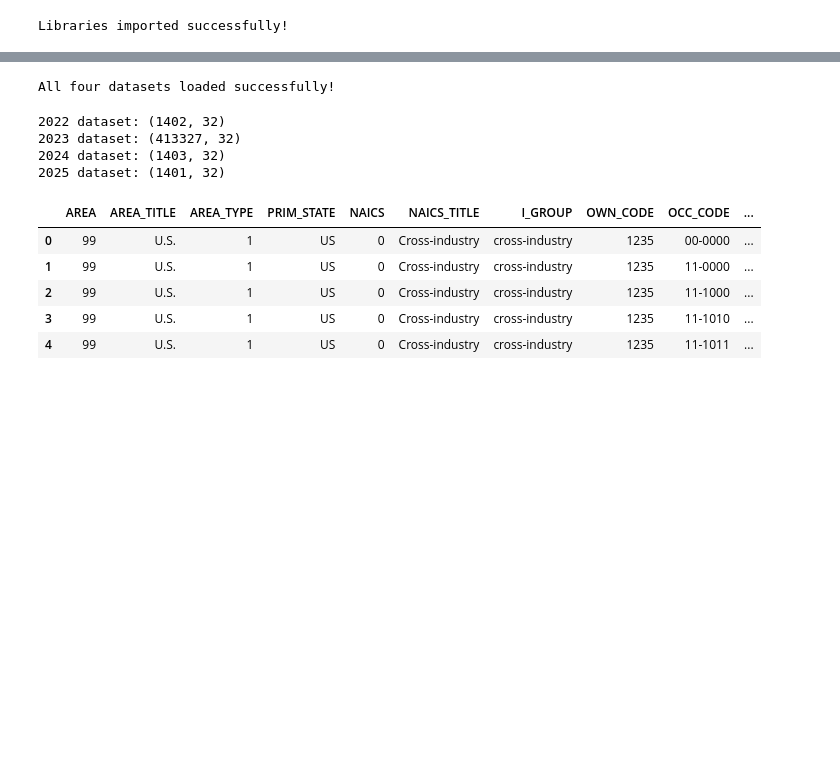
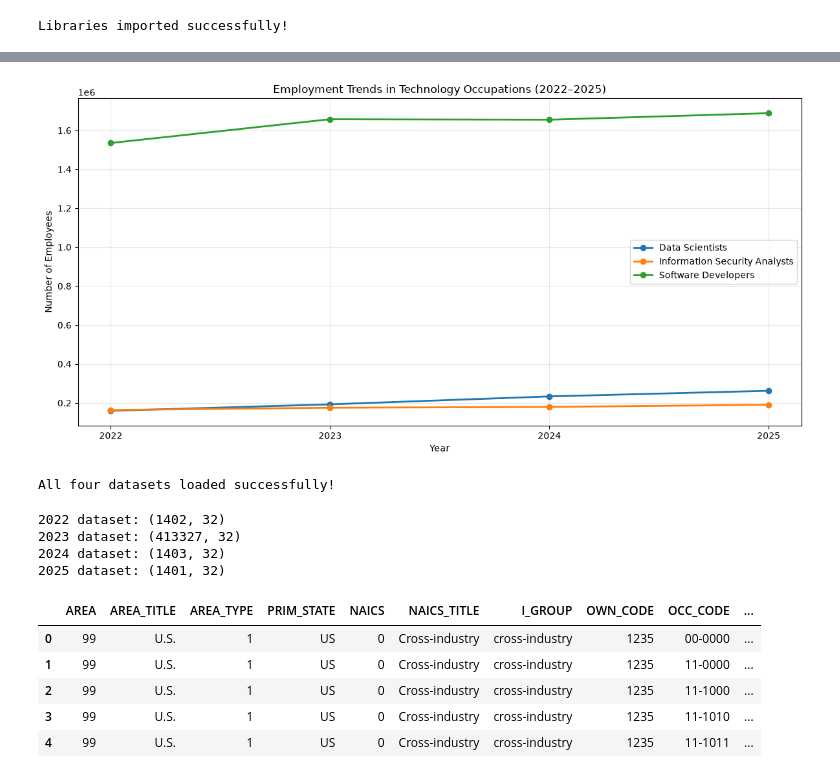
Before and after one commit to Onyinyechukwu24/AIEmployment-Visualisation-2023078, a Jupyter notebook: AI_Employment_Visualisation_ .ipynb, the cells around one changed output, grey strips where cells are left out. Saved outputs shown, nothing was run; the diff lists cells and outputs as text; code cells hidden in the pictures; blank space fills up the shorter version.

Commit message:
Add first employment trends visualisation

```diff
--- a/AI_Employment_Visualisation_ .ipynb
+++ b/AI_Employment_Visualisation_ .ipynb
@@ -9,0 +196,19 @@ Libraries imported successfully!
+# %%
+# Investigate duplicate occupation records
+
+for year, df in national_datasets.items():
+
+    selected = df[
+        df["OCC_CODE"].isin(selected_occupations)
+    ]
+
+    print(f"\n--- {year} ---")
+
+    print("NAICS values:")
+    print(selected["NAICS"].value_counts().head(10))
+
+    print("\nOwnership values:")
+    print(selected["OWN_CODE"].value_counts())
+
+    print("\nIndustry titles:")
+    print(selected["NAICS_TITLE"].value_counts().head(10))
@@ -10,3 +381,33 @@ Libraries imported successfully!
+# %%
+# Visualisation 1: Employment trends over time
+
+employment_pivot = comparison_df.pivot(
+    index="Year",
+    columns="Occupation",
+    values="Employment"
+)
+
+plt.figure(figsize=(12, 6))
+
+for occupation in employment_pivot.columns:
+    plt.plot(
+        employment_pivot.index,
+        employment_pivot[occupation],
+        marker="o",
+        linewidth=2,
+        label=occupation
+    )
+
+plt.title("Employment Trends in Technology Occupations (2022–2025)")
+plt.xlabel("Year")
+plt.ylabel("Number of Employees")
+plt.xticks([2022, 2023, 2024, 2025])
+plt.legend()
+plt.grid(True, alpha=0.3)
+plt.tight_layout()
+plt.show()
+# %% [output]
+[figure, added]
 # %%
 # Load the four BLS employment datasets
 
```
Also changed, not shown: parts of 13 cells of this notebook.
